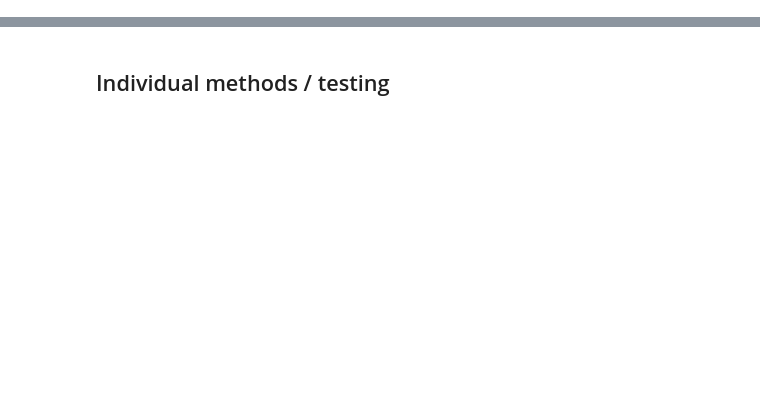
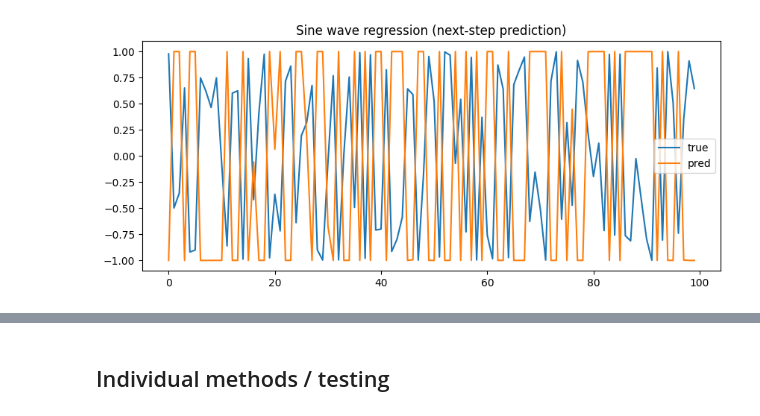
Before and after one commit to Lucarik/LSTM, a Jupyter notebook: LSTM.ipynb, the cells around one changed output, grey strips where cells are left out. Cells and saved outputs as stored; diff of their text form; code cells hidden in the pictures; blank space fills up the shorter version.

Commit message:
Optimized code, added normalization

```diff
--- a/LSTM.ipynb
+++ b/LSTM.ipynb
@@ -412,0 +618,12 @@ class RNN:
+# %%
+def gen_sine_data(num_samples=2000, seq_len=20):
+    X = np.zeros((num_samples, seq_len, 1))
+    y = np.zeros((num_samples, 1))
+    for i in range(num_samples):
+        freq = np.random.uniform(0.1, 0.5)      # random frequency
+        phase = np.random.uniform(0, 2*np.pi)   # random phase
+        t = np.linspace(0, 2*np.pi, seq_len+1)  # seq_len inputs + 1 target
+        wave = np.sin(freq * t + phase)
+        X[i, :, 0] = wave[:-1]  # input sequence
+        y[i, 0] = wave[-1]      # predict the next value
+    return X, y
@@ -412,0 +642,36 @@ class RNN:
+# %%
+X_train, y_train = gen_sine_data(2000, seq_len=20)
+X_test, y_test   = gen_sine_data(500, seq_len=20)
+
+# ---- Model ----
+model = StackedLSTM(
+    input_dim=1,
+    hidden_dims=[32],
+    output_dim=1,
+    output_activation="tanh",   # no sigmoid/softmax, just raw regression
+    optimizer="adam",
+    normalization="none",
+    return_sequences=False,
+    metrics=["mse"]
+)
+
+# ---- Train ----
+history = model.fit(
+    X_train, y_train,
+    epochs=20, batch_size=32, lr=1e-3,
+    validation_split=0.2,
+    verbose_every=1
+)
+
+# ---- Evaluate ----
+y_pred = model.predict(X_test)
+acc = np.mean((y_pred > 0.5).astype(int) == y_test)
+print("Test accuracy:", acc)
+# Plot predictions vs ground truth for first 100 samples
+plt.figure(figsize=(10,4))
+plt.plot(y_test[:100], label="true")
+plt.plot(y_pred[:100], label="pred")
+plt.legend()
+plt.title("Sine wave regression (next-step prediction)")
+plt.show()
+# %% [output]
@@ -412,0 +695 @@ class RNN:
+[figure, added]
```
Also changed, not shown: parts of 46 cells of this notebook.
